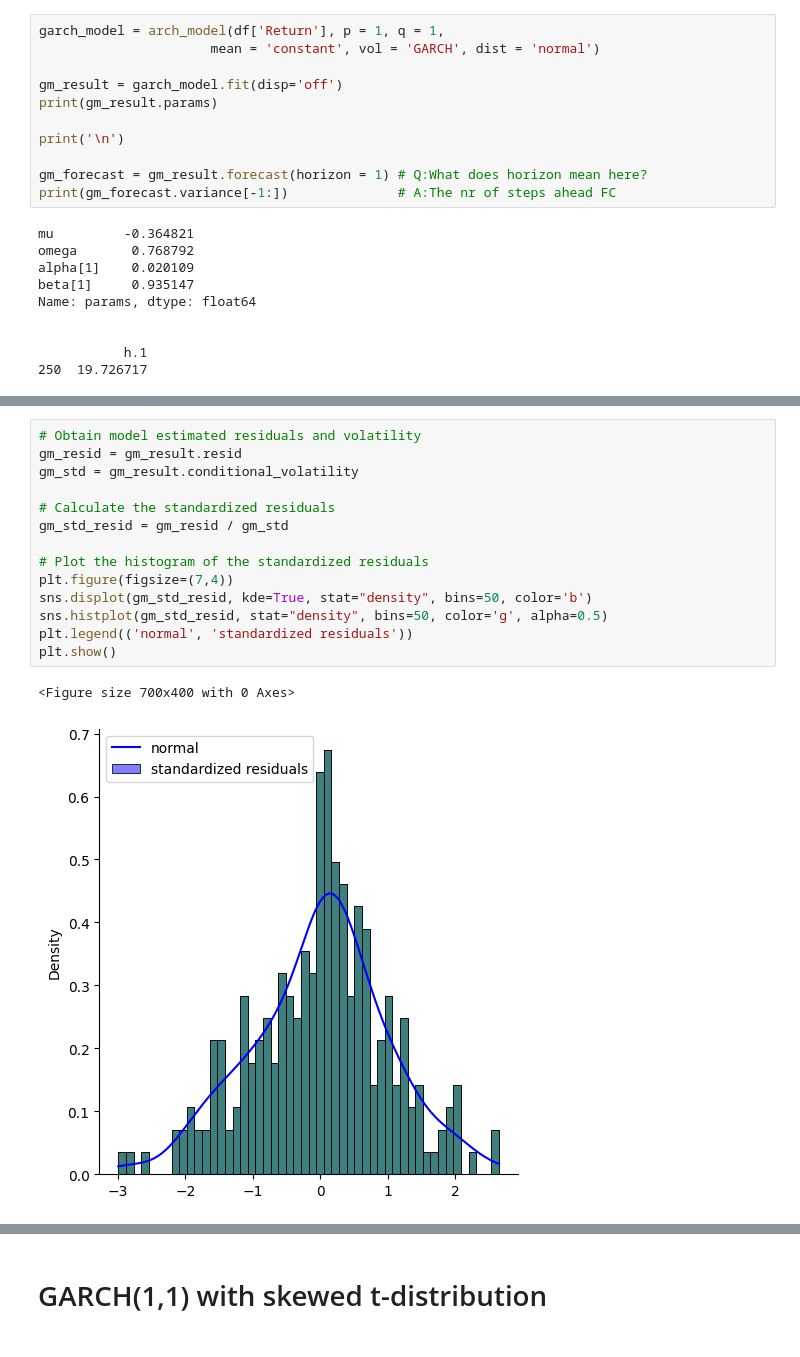
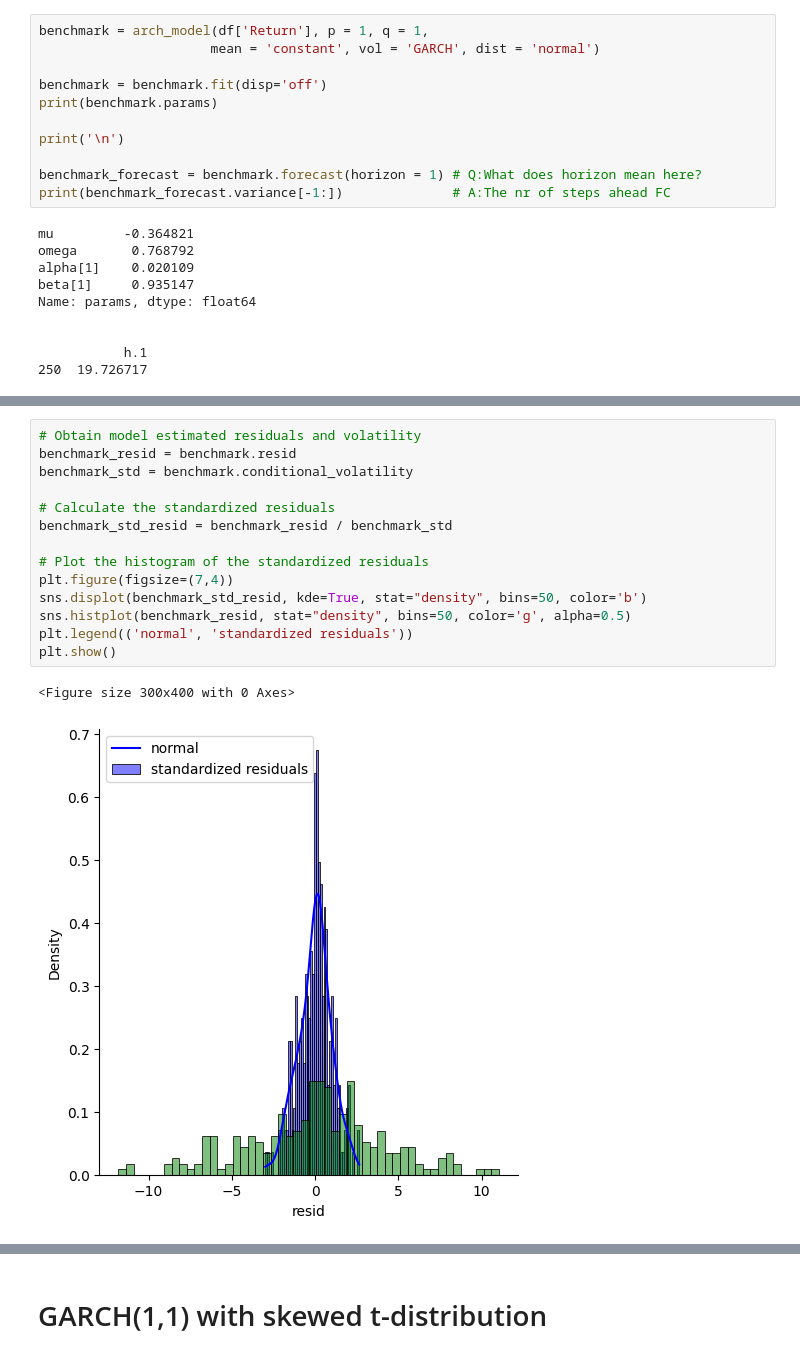
Before and after one commit to Maartenmoes9/Thesis_30_ECTS, a Jupyter notebook: GARCH_Oliver.ipynb, the cells around one changed output, grey strips where cells are left out. Saved outputs shown, nothing was run; the diff lists cells and outputs as text.

```diff
--- a/GARCH_Oliver.ipynb
+++ b/GARCH_Oliver.ipynb
@@ -171,14 +157,14 @@ df['Multiplication_dummy'] = df['reg_output_squared'] * df['dummy']
 # %%
-garch_model = arch_model(df['Return'], p = 1, q = 1,
+benchmark = arch_model(df['Return'], p = 1, q = 1,
                       mean = 'constant', vol = 'GARCH', dist = 'normal')
 
-gm_result = garch_model.fit(disp='off')
-print(gm_result.params)
+benchmark = benchmark.fit(disp='off')
+print(benchmark.params)
 
 print('\n')
 
-gm_forecast = gm_result.forecast(horizon = 1) # Q:What does horizon mean here?
-print(gm_forecast.variance[-1:])              # A:The nr of steps ahead FC
+benchmark_forecast = benchmark.forecast(horizon = 1) # Q:What does horizon mean here?
+print(benchmark_forecast.variance[-1:])              # A:The nr of steps ahead FC
 # %% [output]
 mu         -0.364821
 omega       0.768792
@@ -218,18 +204,18 @@ plt.show()
 [figure]
 # %%
 # Obtain model estimated residuals and volatility
-gm_resid = gm_result.resid
-gm_std = gm_result.conditional_volatility
+benchmark_resid = benchmark.resid
+benchmark_std = benchmark.conditional_volatility
 
 # Calculate the standardized residuals
-gm_std_resid = gm_resid / gm_std
+benchmark_std_resid = benchmark_resid / benchmark_std
 
 # Plot the histogram of the standardized residuals
 plt.figure(figsize=(7,4))
-sns.displot(gm_std_resid, kde=True, stat="density", bins=50, color='b')
-sns.histplot(gm_std_resid, stat="density", bins=50, color='g', alpha=0.5)
+sns.displot(benchmark_std_resid, kde=True, stat="density", bins=50, color='b')
+sns.histplot(benchmark_resid, stat="density", bins=50, color='g', alpha=0.5)
 plt.legend(('normal', 'standardized residuals'))
 plt.show()
 # %% [output]
-<Figure size 700x400 with 0 Axes>
+<Figure size 300x400 with 0 Axes>
-[figure, old version]
+[figure, new version]
```
Also changed, not shown: parts of 65 cells of this notebook.
